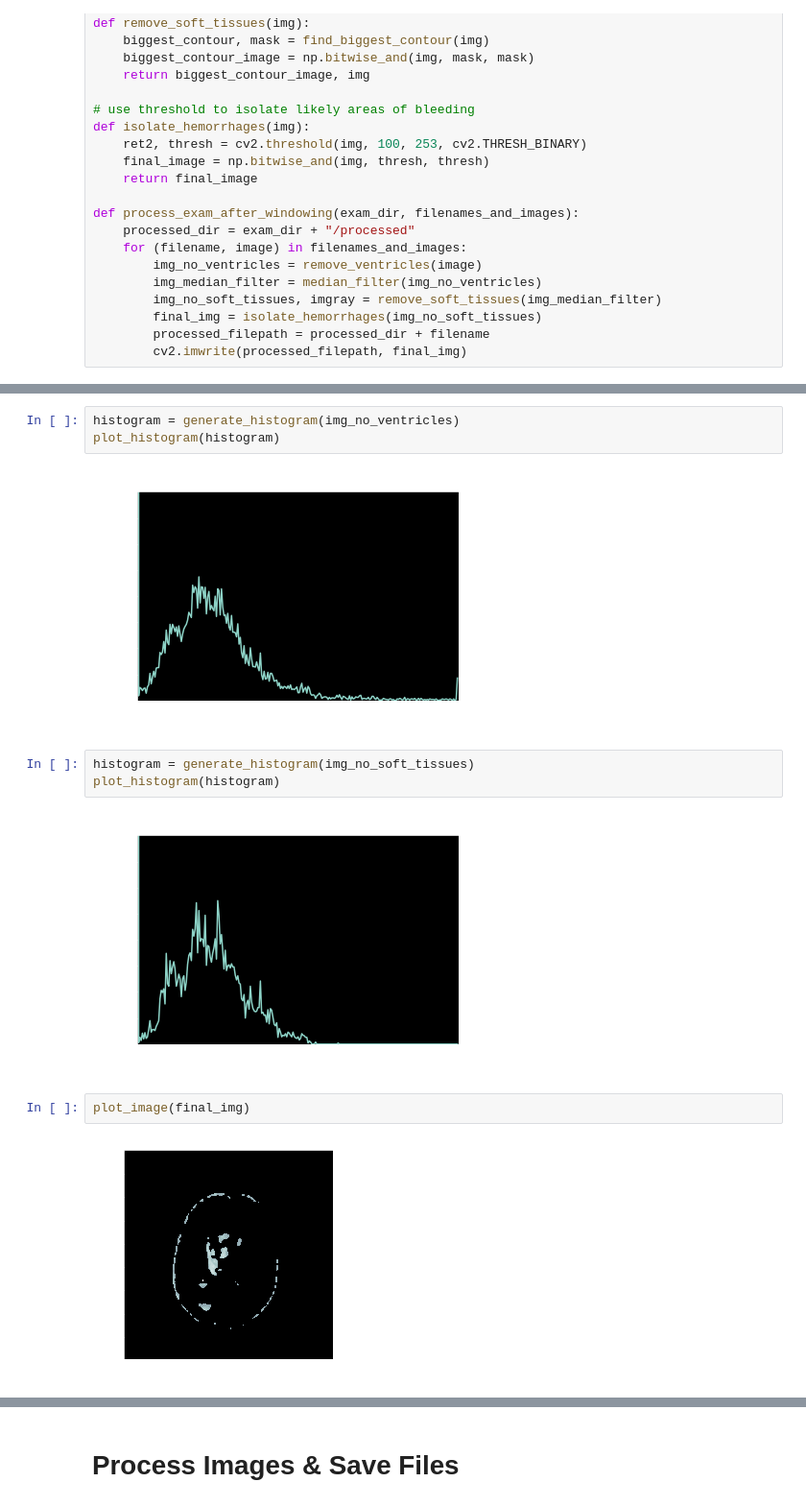
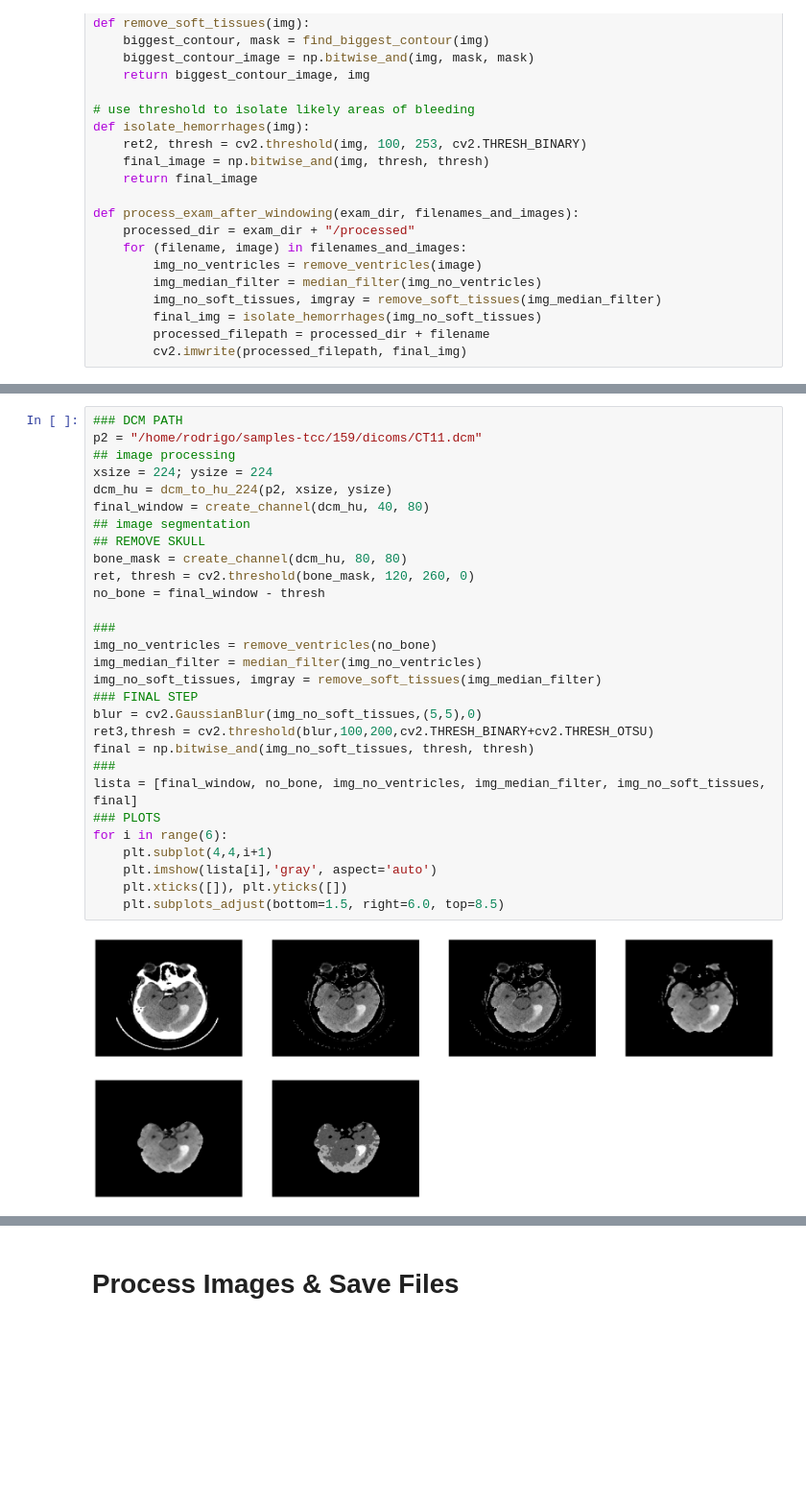
Before and after one commit to PinheiroRodrigo/StrokeDetection, a Jupyter notebook: ProcessImages.ipynb, the cells around one changed output, grey strips where cells are left out. Shown: that part at 96% size. Cells and saved outputs as stored; diff of their text form; blank space fills up the shorter version.

```diff
--- a/ProcessImages.ipynb
+++ b/ProcessImages.ipynb
@@ -224,14 +213,31 @@ plot_image(img_no_soft_tissues)
-# %%
-histogram = generate_histogram(img_no_ventricles)
-plot_histogram(histogram)
-# %% [output]
-[figure, removed]
-# %%
-histogram = generate_histogram(img_no_soft_tissues)
-plot_histogram(histogram)
-# %% [output]
-[figure, removed]
-# %%
-plot_image(final_img)
-# %% [output]
-[figure, removed]
+# %%
+### DCM PATH
+p2 = "/home/rodrigo/samples-tcc/159/dicoms/CT11.dcm"
+## image processing
+xsize = 224; ysize = 224
+dcm_hu = dcm_to_hu_224(p2, xsize, ysize)
+final_window = create_channel(dcm_hu, 40, 80)
+## image segmentation
+## REMOVE SKULL
+bone_mask = create_channel(dcm_hu, 80, 80)
+ret, thresh = cv2.threshold(bone_mask, 120, 260, 0)
+no_bone = final_window - thresh
+
+###
+img_no_ventricles = remove_ventricles(no_bone)
+img_median_filter = median_filter(img_no_ventricles)
+img_no_soft_tissues, imgray = remove_soft_tissues(img_median_filter)
+### FINAL STEP
+blur = cv2.GaussianBlur(img_no_soft_tissues,(5,5),0)
+ret3,thresh = cv2.threshold(blur,100,200,cv2.THRESH_BINARY+cv2.THRESH_OTSU)
+final = np.bitwise_and(img_no_soft_tissues, thresh, thresh)
+###
+lista = [final_window, no_bone, img_no_ventricles, img_median_filter, img_no_soft_tissues, final]
+### PLOTS
+for i in range(6):
+    plt.subplot(4,4,i+1)
+    plt.imshow(lista[i],'gray', aspect='auto')
+    plt.xticks([]), plt.yticks([])
+    plt.subplots_adjust(bottom=1.5, right=6.0, top=8.5)
+# %% [output]
+[figure, added]
```
Also changed, not shown: parts of 7 cells of this notebook, 2 other files.
